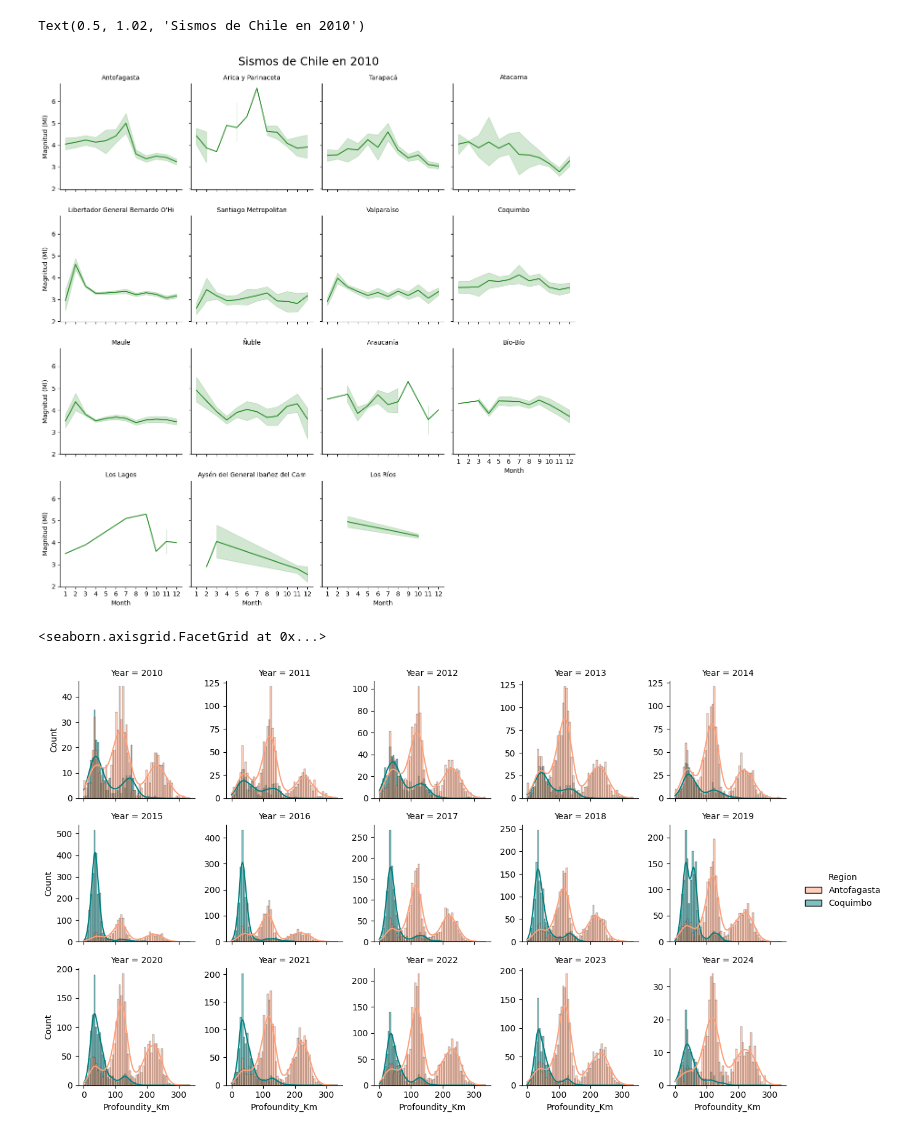
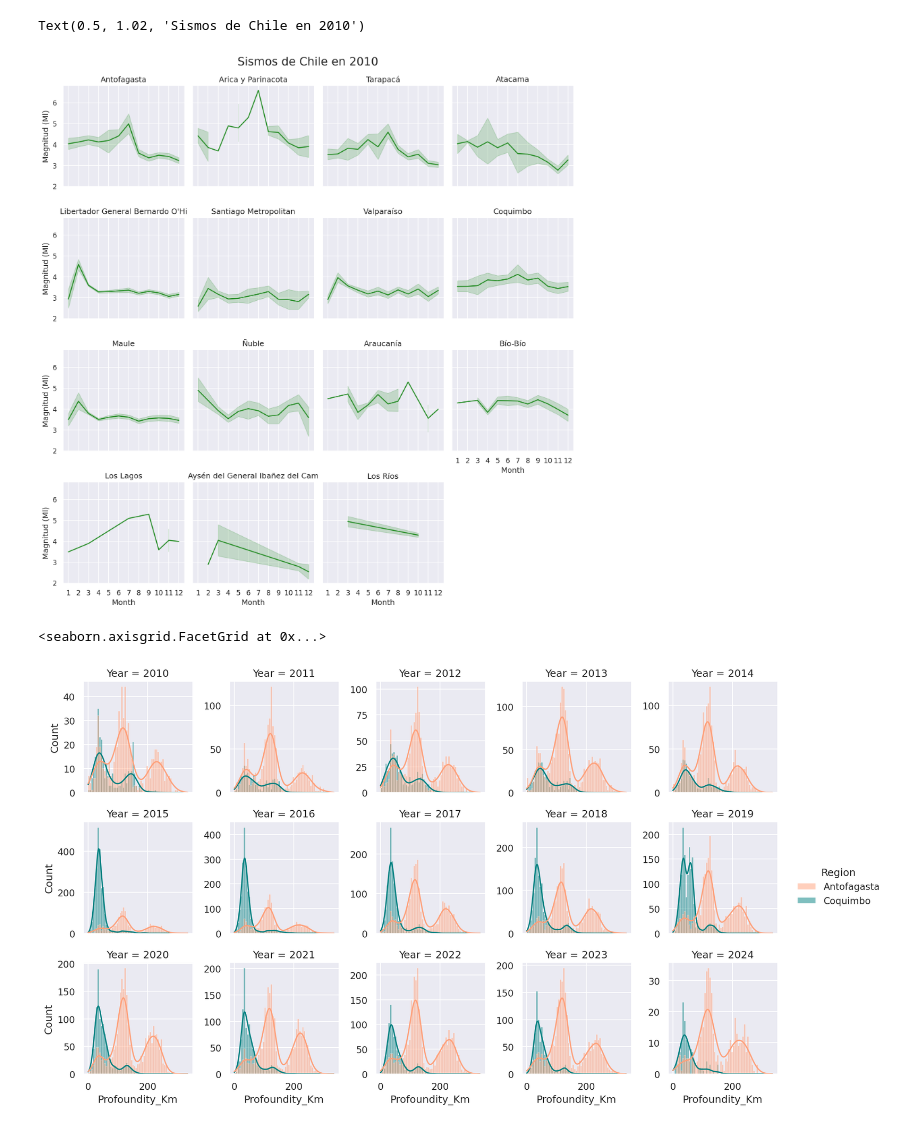
Before and after one commit to JacquelineAldridge/data-visualization-notebooks, a Jupyter notebook: notebooks/3.8-grillas.ipynb, the cells around one changed output. Cells and saved outputs as stored; diff of their text form; code cells hidden in the pictures.

```diff
--- a/notebooks/3.8-grillas.ipynb
+++ b/notebooks/3.8-grillas.ipynb
@@ -2,11 +2,12 @@
 import polars as pl
 import seaborn as sns
 from matplotlib import pyplot as plt
+# %%
+sns.set_theme(rc={"figure.dpi": 150})
 # %%
 df_anage = pl.read_csv("../data/anage.csv", infer_schema_length=1000)
 df_earthquakes = pl.read_csv("../data/EarthquakesChile_2000-2024.csv", try_parse_dates=True).with_columns(
-    Year=pl.col("Date").dt.year(),
-    Month=pl.col("Date").dt.month()
+    Year=pl.col("Date").dt.year(), Month=pl.col("Date").dt.month()
 )
 # %%
 df_anage.head()
@@ -101,25 +102,23 @@ Text(0.5, 1.02, 'Sismos de Chile en 2010')
 # %%
 g = sns.relplot(
-    data=df_earthquakes.filter(Year=2010).sort("Month").with_columns(
-        pl.col("Month").cast(pl.String)
-    ),
+    data=df_earthquakes.filter(Year=2010).sort("Month").with_columns(pl.col("Month").cast(pl.String)),
     kind="line",
     y="Magnitude_Ml",
     x="Month",
     col="Region",
     col_wrap=4,
     height=3,
     aspect=1,
-    color="ForestGreen"
+    color="ForestGreen",
 )
 g.set_ylabels("Magnitud (Ml)")
 g.set_titles(col_template="{col_name}")
 # g.set_xticklabels()
 
 g.figure.suptitle("Sismos de Chile en 2010", y=1.02, fontsize=18)
 # %% [output]
 Text(0.5, 1.02, 'Sismos de Chile en 2010')
-[figure, old version]
+[figure, new version]
 # %%
 sns.displot(
     data=df_earthquakes.filter(
@@ -138,6 +137,6 @@ sns.displot(
 )
 # %% [output]
 <seaborn.axisgrid.FacetGrid at 0x...>
-[figure, old version]
+[figure, new version]
 # %%
 g = sns.FacetGrid(
```
Also changed, not shown: parts of 6 cells of this notebook.
